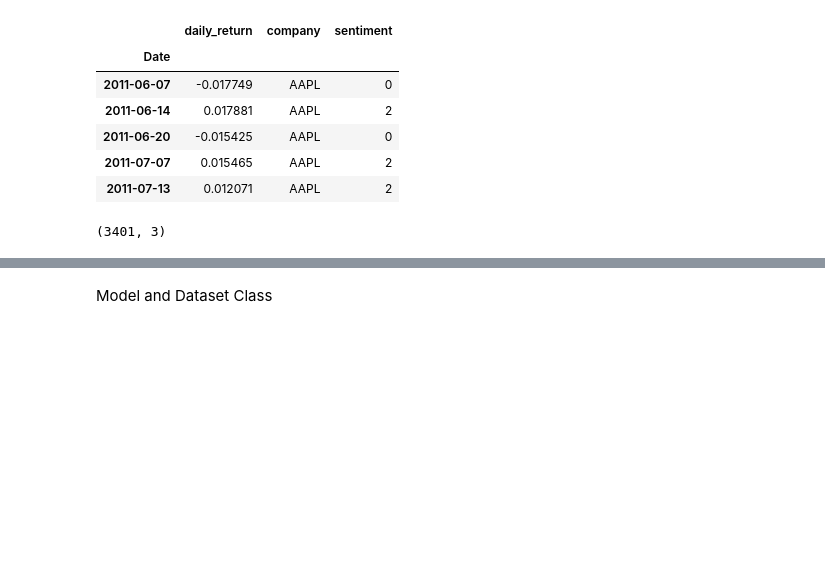
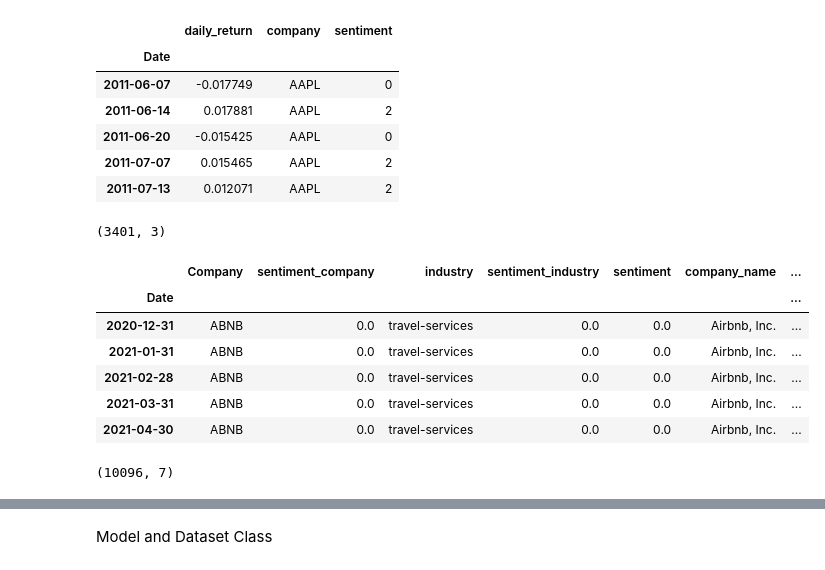
Before and after one commit to fas38/DS-2023, a Jupyter notebook: lstm_training.ipynb, the cells around one changed output, grey strips where cells are left out. Saved outputs shown, nothing was run; the diff lists cells and outputs as text; code cells hidden in the pictures; blank space fills up the shorter version.

```diff
--- a/lstm_training.ipynb
+++ b/lstm_training.ipynb
@@ -217,3 +366,11 @@ print(le.classes_)
 | 6 | MSFT | Microsoft (MSFT -1.2%) and Skype ... | 2011-05-10 | positive |
 | 5 | AMZN | Amazon.com (AMZN -1.7%) shares sl... | 2011-05-12 | negative |
 ['negative' 'neutral' 'positive']
+# %%
+# load sentiment analysis data
+path = data_dir + 'combined_2012-01-01_2022-12-31.csv'
+df_sentiment = pd.read_csv(path)
+df_sentiment = df_sentiment.rename(columns={"ticker": "Company", "end": "Date"})
+df_sentiment['Date'] = df_sentiment['Date'].str[:7] # keep only year and month
+df_sentiment['Date'] = pd.to_datetime(df_sentiment['Date']) + pd.offsets.MonthEnd(1) # set date to end of month
+display(df_sentiment.head(5))
@@ -245,3 +409,58 @@ print(df_merged.shape)
 | 2011-07-07 | 0.015465 | AAPL | 2 |
 | 2011-07-13 | 0.012071 | AAPL | 2 |
 (3401, 3)
+# %%
+# merge stock data and sentiment analysis
+df_merged = pd.merge(df_stock, df_sentiment, left_on=['Company', 'Date'], right_on=['Company', 'Date'], how='inner')
+df_merged = df_merged.drop(columns=['Open', 'High', 'Low', 'Close', 'Adj Close', 'Volume', 'start'])
+df_merged = df_merged.set_index('Date') # set date as index
+# fill missing values with 0
+df_merged['monthly_daily_return_median'] = df_merged['monthly_daily_return_median'].fillna(0.0)
+# move monthly_daily_return_median to the end
+temp = df_merged.pop('monthly_daily_return_median')
+df_merged['monthly_daily_return_median'] = temp
+
+# # add sample for each company for each months
+# temp = df_merged.copy()
+# temp = temp.reset_index()
+# temp["Date"] = temp["Date"].dt.date
+# all_available_dates = temp["Date"].unique()
+# df_merged_new = pd.DataFrame(columns=["monthly_daily_return_median",	"Company",	"sentiment_company",	"industry",	"sentiment_industry",	"sentiment",	"company_name"], index=pd.to_datetime(all_available_dates))
+# flag = False
+# for company in companies:
+#     temp_df = df_merged[df_merged["Company"] == company]
+#     full_name = temp_df["company_name"].iloc[0]
+
+#     for i in range(len(all_available_dates)):
+#         date = all_available_dates[i]
+#         if date not in temp_df.index:
+#             empty_df = pd.DataFrame(columns=["monthly_daily_return_median",	"Company",	"sentiment_company",	"industry",	"sentiment_industry",	"sentiment",	"company_name"], index=pd.to_datetime([date]))
+#             empty_df.loc[pd.to_datetime(date)] = {"monthly_daily_return_median": 0.0,	"Company": company,	"sentiment_company": 0.0,	"industry": 0.0,	"sentiment_industry": 0.0,	"sentiment": 0.0,	"company_name": full_name}
+#             temp_df = pd.concat([temp_df, empty_df])
+
+#             print("empty df")
+#             display(empty_df.head())
+#             print("temp df")
+#             display(temp_df.head())
+#             flag = True
+#         if flag:
+#             break
+#     if flag:
+#         break
+
+#     df_merged_new = pd.concat([df_merged_new, temp_df])
+# print(df_merged_new.shape)
+# display(df_merged_new.head(5))
+
+
+display(df_merged.head(5))
+print(df_merged.shape)
+# %% [output]
+|  | Company | sentiment_company | industry | sentiment_industry | sentiment | company_name | ... |
+| Date |  |  |  |  |  |  | ... |
+| 2020-12-31 | ABNB | 0.0 | travel-services | 0.0 | 0.0 | Airbnb, Inc. | ... |
+| 2021-01-31 | ABNB | 0.0 | travel-services | 0.0 | 0.0 | Airbnb, Inc. | ... |
+| 2021-02-28 | ABNB | 0.0 | travel-services | 0.0 | 0.0 | Airbnb, Inc. | ... |
+| 2021-03-31 | ABNB | 0.0 | travel-services | 0.0 | 0.0 | Airbnb, Inc. | ... |
+| 2021-04-30 | ABNB | 0.0 | travel-services | 0.0 | 0.0 | Airbnb, Inc. | ... |
+(10096, 7)
```
Also changed, not shown: parts of 16 cells of this notebook, 1 other file.
